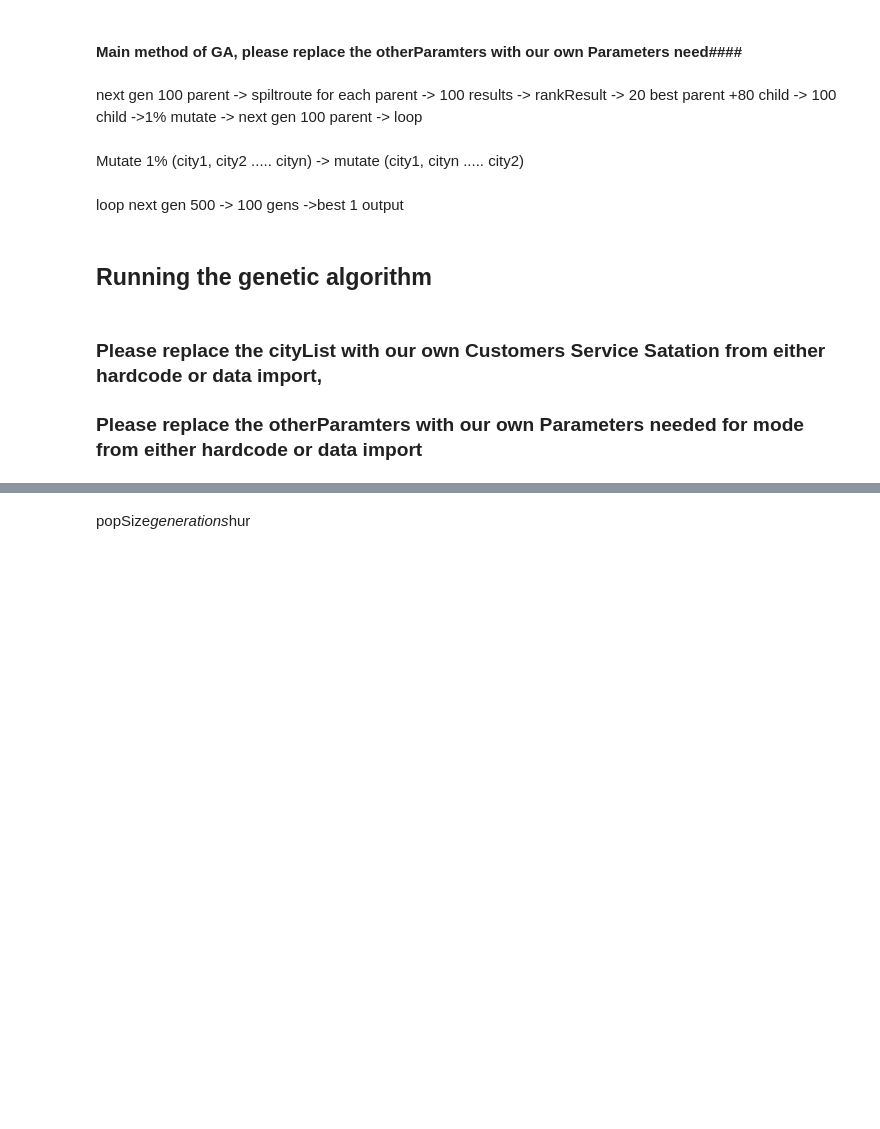
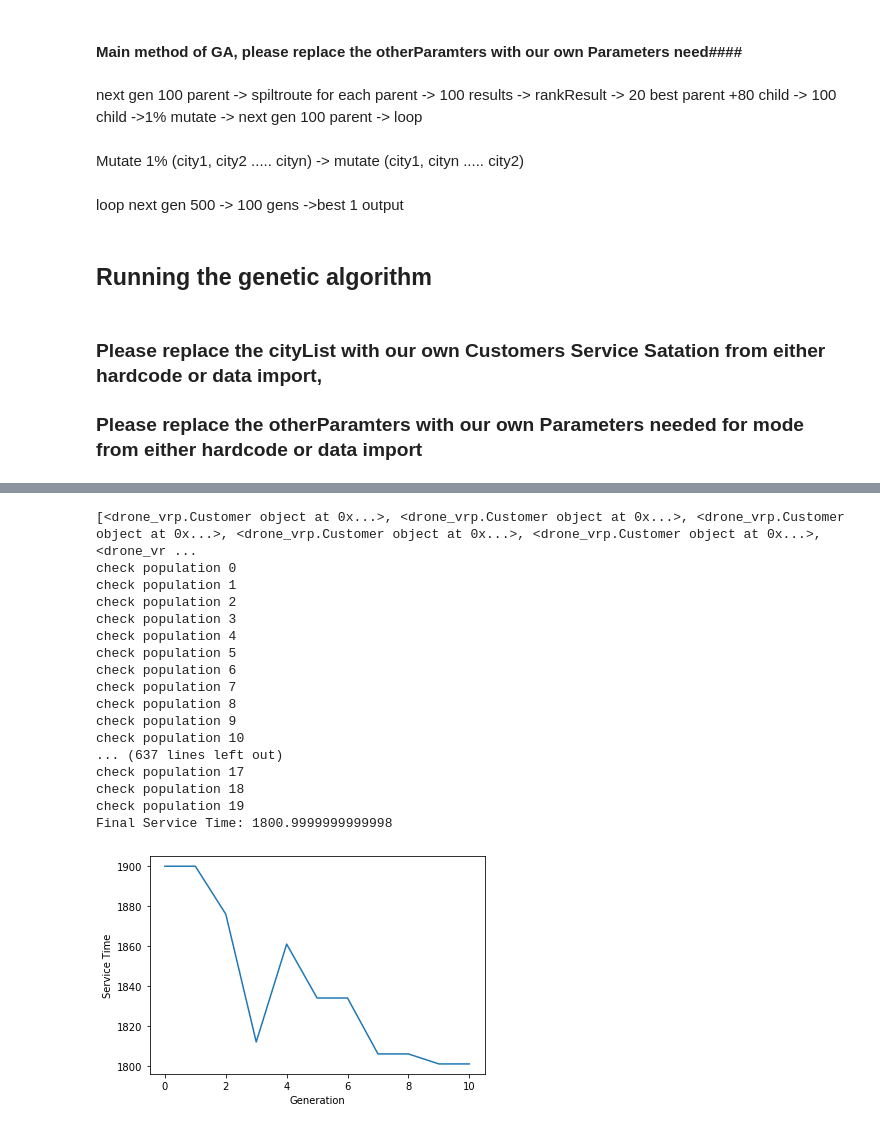
Before and after one commit to seanteohyh/ai_planning, a Jupyter notebook: GA.ipynb, the cells around one changed output, grey strips where cells are left out. Cells and saved outputs as stored; diff of their text form; code cells hidden in the pictures; blank space fills up the shorter version.

Commit message:
optimal running time of GA

```diff
--- a/GA.ipynb
+++ b/GA.ipynb
@@ -15,9 +27,10 @@ from drone_vrp import*
 def rankRoutes(population, dvrp):
     fitnessResults = {}
     for i in range(0,len(population)):
-        print('population id:')
-        for custom in population[i]:
-            print(custom.id)
+        print('check population',i)
+        #print('population id:')
+        #for custom in population[i]:
+         #   print(custom.id)
         dvrp1 = copy.deepcopy(dvrp)
         dvrp1.customers = population[i]
         dvrp1.split_route();
@@ -71,6 +84,7 @@ def selection(popRanked, eliteSize):
             if pick <= df.iat[i,3]:
                 selectionResults.append(popRanked[i][0])
                 break
+        print('len of selectionResults', len(selectionResults))
     return selectionResults
 
 #Create a crossover function for two parents to create one child
@@ -107,7 +121,7 @@ def breedPopulation(matingpool, eliteSize):
     length = len(matingpool) - eliteSize
     pool = random.sample(matingpool, len(matingpool))
 
-    for i in range(0,eliteSize):
+    for i in range(1,eliteSize):
         children.append(matingpool[i])
 
     for i in range(0, length):
@@ -144,25 +158,28 @@ def nextGeneration(currentGen, eliteSize, mutationRate, otherParamters):
     matingpool = matingPool(currentGen, selectionResults)
     children = breedPopulation(matingpool, eliteSize)
     nextGeneration = mutatePopulation(children, mutationRate)
-    return nextGeneration
+    return nextGeneration,popRanked
 
 #Final step: create the genetic algorithm
 def geneticAlgorithm(population, popSize, eliteSize, mutationRate, generations, dvrp):
     print(population)
     pop = initialPopulation(popSize, population)
-    print("Initial Service Time: " + str(1 / rankRoutes(pop, dvrp)[0][1]))
+    popRanked = rankRoutes(pop, dvrp);
+    print("Initial Service Time: " + str(1 / popRanked[0][1]))
     progress = []
-    progress.append(1 / rankRoutes(pop, dvrp)[0][1])
+    progress.append(1 / popRanked[0][1])
     for i in range(0, generations):
-        pop = nextGeneration(pop, eliteSize, mutationRate, dvrp)
-        progress.append(1 / rankRoutes(pop, dvrp)[0][1])
+        print('start generations:', i+1)
+        pop,popRanked = nextGeneration(pop, eliteSize, mutationRate, dvrp)
 
-    print("Final Service Time: " + str(1 / rankRoutes(pop, dvrp)[0][1]))
+        progress.append(1 / popRanked[0][1])
+
+    print("Final Service Time: " + str(1 / popRanked[0][1]))
     plt.plot(progress)
     plt.ylabel('Service Time')
     plt.xlabel('Generation')
     plt.show()
-    bestRouteIndex = rankRoutes(pop, dvrp)[0][0]
+    bestRouteIndex = popRanked[0][0]
     bestRoute = pop[bestRouteIndex]
     dvrp1 = copy.deepcopy(dvrp)
     dvrp1.customers = bestRoute
@@ -304,2 +194,37 @@ TypeError: 'DVRP' object is not iterable
-# %% [markdown]
-popSize*generations*hur
+# %%
+if __name__ == '__main__':
+    config_file = "config.ini"
+    data_type = "data-complex"
+
+    # # load data and random seed
+    parsed = Parser(config_file, data_type)
+
+    dvrp = DVRP(parsed.warehouses, parsed.customers, parsed.trucks, parsed.drones, parsed.map_size)
+
+
+    start = time.time()
+
+
+    bestRoute = geneticAlgorithm(population=dvrp.customers, popSize=20, eliteSize=2, mutationRate=0.01, generations=10,dvrp=dvrp)
+
+    end = time.time()
+    print('running time: ',end - start)
+# %% [output]
+[<drone_vrp.Customer object at 0x...>, <drone_vrp.Customer object at 0x...>, <drone_vrp.Customer object at 0x...>, <drone_vrp.Customer object at 0x...>, <drone_vrp.Customer object at 0x...>, <drone_vr ...
+check population 0
+check population 1
+check population 2
+check population 3
+check population 4
+check population 5
+check population 6
+check population 7
+check population 8
+check population 9
+check population 10
+... (637 lines left out)
+check population 17
+check population 18
+check population 19
+Final Service Time: 1800.9999999999998
+[figure, added]
```
Also changed, not shown: parts of 5 cells of this notebook, 1 other file.
